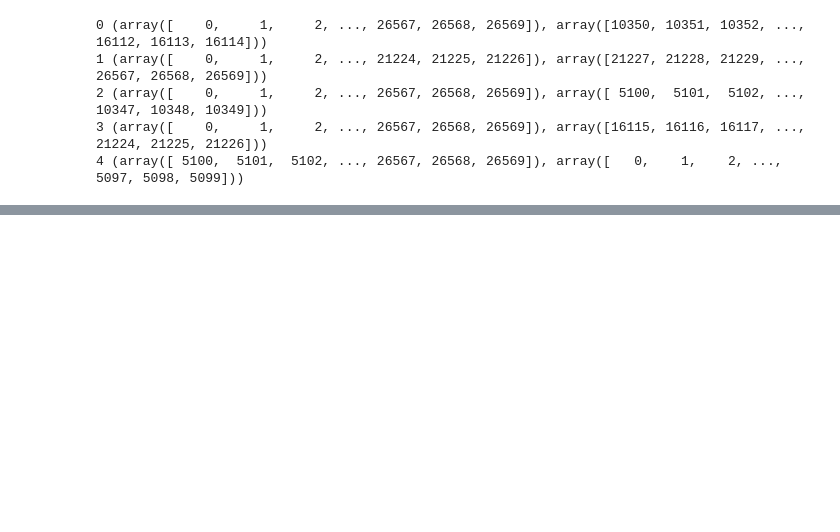
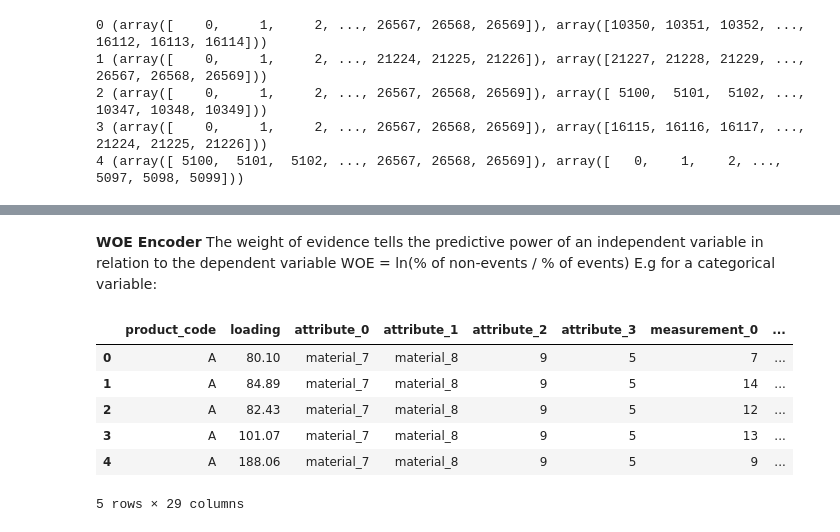
Before and after one commit to camelgeresa/Playgroud-Aug22, a Jupyter notebook: playground-series.ipynb, the cells around one changed output, grey strips where cells are left out. Cells and saved outputs as stored; diff of their text form; code cells hidden in the pictures; blank space fills up the shorter version.

```diff
--- a/playground-series.ipynb
+++ b/playground-series.ipynb
@@ -103,0 +334,6 @@ ValueError: could not convert string to float: 'material_5'
+# %%
+train['number of na']=train.isnull().sum(axis=1)
+test['number of na']=test.isnull().sum(axis=1)
+# %%
+train=train.drop('id',axis=1)
+test=test.drop('id',axis=1)
@@ -103,0 +362,22 @@ ValueError: could not convert string to float: 'material_5'
+# %% [markdown]
+**WOE Encoder**
+The weight of evidence tells the predictive power of an independent variable in relation to the dependent variable
+WOE = ln(% of non-events / % of events)
+E.g for a categorical variable:
+# %%
+woe_encoder = WoEEncoder(variables=[ 'attribute_0', 'attribute_1'])
+woe_encoder.fit(train[test.columns], train.failure)
+train[test.columns] = woe_encoder.transform(train[test.columns])
+test = woe_encoder.transform(test)
+# %%
+train[['m_3_missing','m_5_missing','loading_missing']] = train[['m_3_missing','m_5_missing','loading_missing']].astype(int)
+# %%
+train.head()
+# %% [output]
+|  | product_code | loading | attribute_0 | attribute_1 | attribute_2 | attribute_3 | measurement_0 | ... |
+| 0 | A | 80.10 | material_7 | material_8 | 9 | 5 | 7 | ... |
+| 1 | A | 84.89 | material_7 | material_8 | 9 | 5 | 14 | ... |
+| 2 | A | 82.43 | material_7 | material_8 | 9 | 5 | 12 | ... |
+| 3 | A | 101.07 | material_7 | material_8 | 9 | 5 | 13 | ... |
+| 4 | A | 188.06 | material_7 | material_8 | 9 | 5 | 9 | ... |
+5 rows × 29 columns
```
Also changed, not shown: parts of 43 cells of this notebook.
